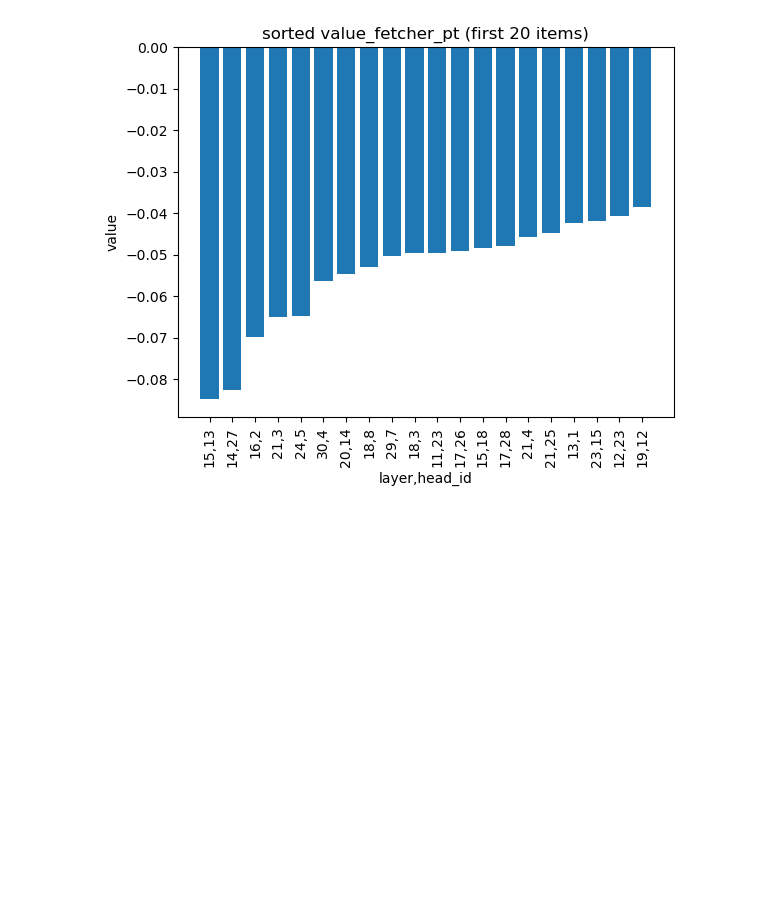
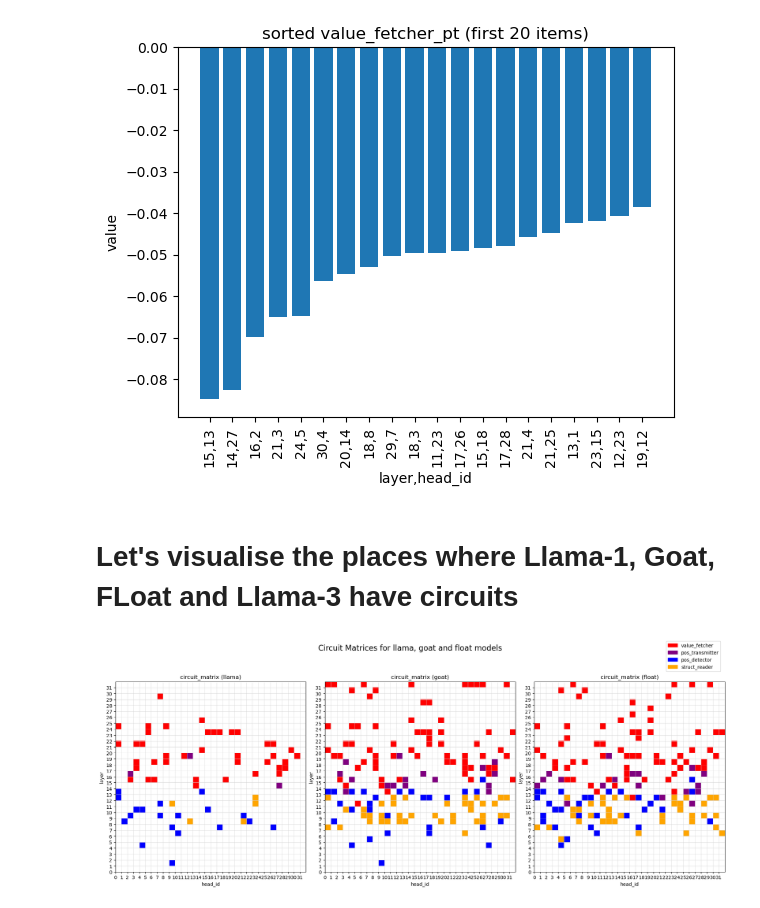
Before and after one commit to Neelectric/finetuning, a Jupyter notebook: data_explorer.ipynb, the cells around one changed output. Saved outputs shown, nothing was run; the diff lists cells and outputs as text; code cells hidden in the pictures; blank space fills up the shorter version.

Commit message:
trying to make the voxels show what i want

```diff
--- a/data_explorer.ipynb
+++ b/data_explorer.ipynb
@@ -40,3 +40,57 @@ plt.title("sorted value_fetcher_pt (first 20 items)")
 plt.show()
 # %% [output]
 [figure]
+# %% [markdown]
+# Let's visualise the places where Llama-1, Goat, FLoat and Llama-3 have circuits
+# %%
+import json
+import matplotlib.colors as mcolors
+
+def visualise_circuit(model_name, ax):
+    with open("experiment_1/results/circuits/" + model_name + "_circuit.json") as f:
+        data = json.load(f)
+
+    value_fetcher = data["value_fetcher"]
+    pos_transmitter = data["pos_transmitter"]
+    pos_detector = data["pos_detector"]
+    struct_reader = data["struct_reader"]
+
+    colours = ["white", "red", "purple", "blue", "orange"]
+
+    circuit_matrix = torch.zeros_like(value_fetcher_pt)
+    for component, colour in zip([value_fetcher, pos_transmitter, pos_detector, struct_reader], colours[1:]):
+        for layer, head_id in component:
+            circuit_matrix[layer, head_id] = colours.index(colour)
+
+    cmap = mcolors.ListedColormap(colours)
+
+    ax.imshow(circuit_matrix, cmap=cmap, extent=[0, value_fetcher_pt.shape[1], value_fetcher_pt.shape[0], 0])
+    ax.set_xlabel("head_id")
+    ax.set_ylabel("layer")
+    ax.set_title(f"circuit_matrix ({model_name})")
+    ax.grid(color='lightgrey', linestyle='-', linewidth=0.5)
+    ax.set_xticks(range(0, value_fetcher_pt.shape[1], 1))
+    ax.set_yticks(range(0, value_fetcher_pt.shape[0], 1))
+    # now flip y axis
+    ax.invert_yaxis()
+
+fig, axs = plt.subplots(1, 3, figsize=(23, 8))
+fig.subplots_adjust(wspace=0.1)  # Adjust the space between subplots
+
+visualise_circuit("llama", axs[0])
+visualise_circuit("goat", axs[1])
+visualise_circuit("float", axs[2])
+
+# add plot title
+fig.suptitle("Circuit Matrices for llama, goat and float models", fontsize=16)
+
+
+# Add a single legend for both subplots
+colours = ["white", "red", "purple", "blue", "orange"]
+fig.legend(handles=[plt.Rectangle((0, 0), 1, 1, color=colour) for colour in colours[1:]],
+           labels=["value_fetcher", "pos_transmitter", "pos_detector", "struct_reader"],
+           loc="upper center", bbox_to_anchor=(0.86, 1.0), ncol=1)
+
+plt.show()
+# %% [output]
+[figure, added]
```
Also changed, not shown: parts of 3 cells of this notebook, 3 other files.
